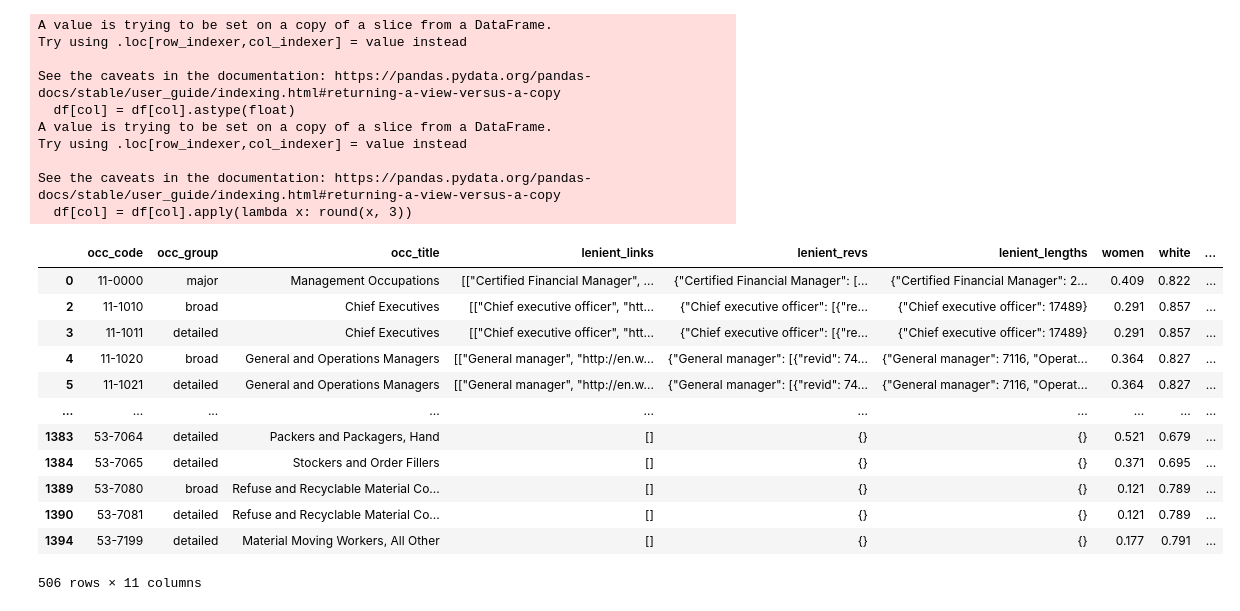
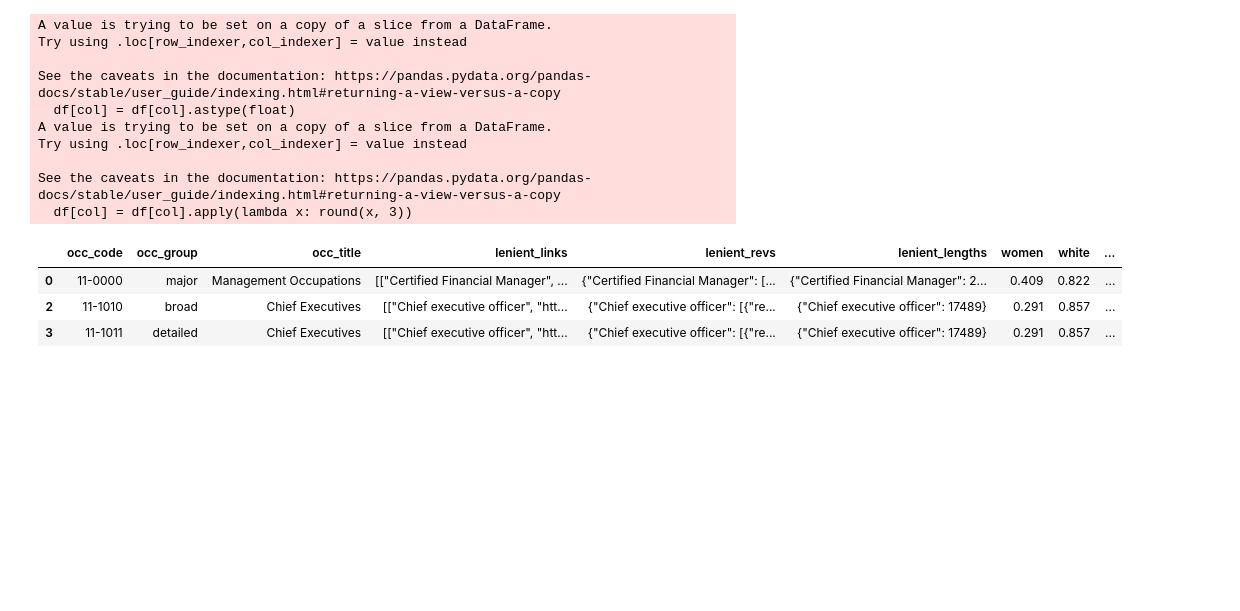
Before and after one commit to digital-scrappy/wikipedia-revisions, a Jupyter notebook: Analysis/gender_race_analysis.ipynb, the cells around one changed output. Cells and saved outputs as stored; diff of their text form; code cells hidden in the pictures; blank space fills up the shorter version.

```diff
--- a/Analysis/gender_race_analysis.ipynb
+++ b/Analysis/gender_race_analysis.ipynb
@@ -62,20 +60,11 @@ See the caveats in the documentation: https://pandas.pydata.org/pandas-docs/stab
   df[col] = df[col].apply(lambda x: round(x, 3))
 # %%
 df = df.dropna()
-df
+df.head(3)
 # %% [output]
 |  | occ_code | occ_group | occ_title | lenient_links | lenient_revs | lenient_lengths | women | white | ... |
 | 0 | 11-0000 | major | Management Occupations | [["Certified Financial Manager", ... | {"Certified Financial Manager": [... | {"Certified Financial Manager": 2... | 0.409 | 0.822 | ... |
 | 2 | 11-1010 | broad | Chief Executives | [["Chief executive officer", "htt... | {"Chief executive officer": [{"re... | {"Chief executive officer": 17489} | 0.291 | 0.857 | ... |
 | 3 | 11-1011 | detailed | Chief Executives | [["Chief executive officer", "htt... | {"Chief executive officer": [{"re... | {"Chief executive officer": 17489} | 0.291 | 0.857 | ... |
-| 4 | 11-1020 | broad | General and Operations Managers | [["General manager", "http://en.w... | {"General manager": [{"revid": 74... | {"General manager": 7116, "Operat... | 0.364 | 0.827 | ... |
-| 5 | 11-1021 | detailed | General and Operations Managers | [["General manager", "http://en.w... | {"General manager": [{"revid": 74... | {"General manager": 7116, "Operat... | 0.364 | 0.827 | ... |
-| ... | ... | ... | ... | ... | ... | ... | ... | ... | ... |
-| 1383 | 53-7064 | detailed | Packers and Packagers, Hand | [] | {} | {} | 0.521 | 0.679 | ... |
-| 1384 | 53-7065 | detailed | Stockers and Order Fillers | [] | {} | {} | 0.371 | 0.695 | ... |
-| 1389 | 53-7080 | broad | Refuse and Recyclable Material Co... | [] | {} | {} | 0.121 | 0.789 | ... |
-| 1390 | 53-7081 | detailed | Refuse and Recyclable Material Co... | [] | {} | {} | 0.121 | 0.789 | ... |
-| 1394 | 53-7199 | detailed | Material Moving Workers, All Other | [] | {} | {} | 0.177 | 0.791 | ... |
-506 rows × 11 columns
 # %%
 df_major = df.loc[df['occ_group'] == "major"]
```
Also changed, not shown: parts of 6 cells of this notebook, 1 other file.
